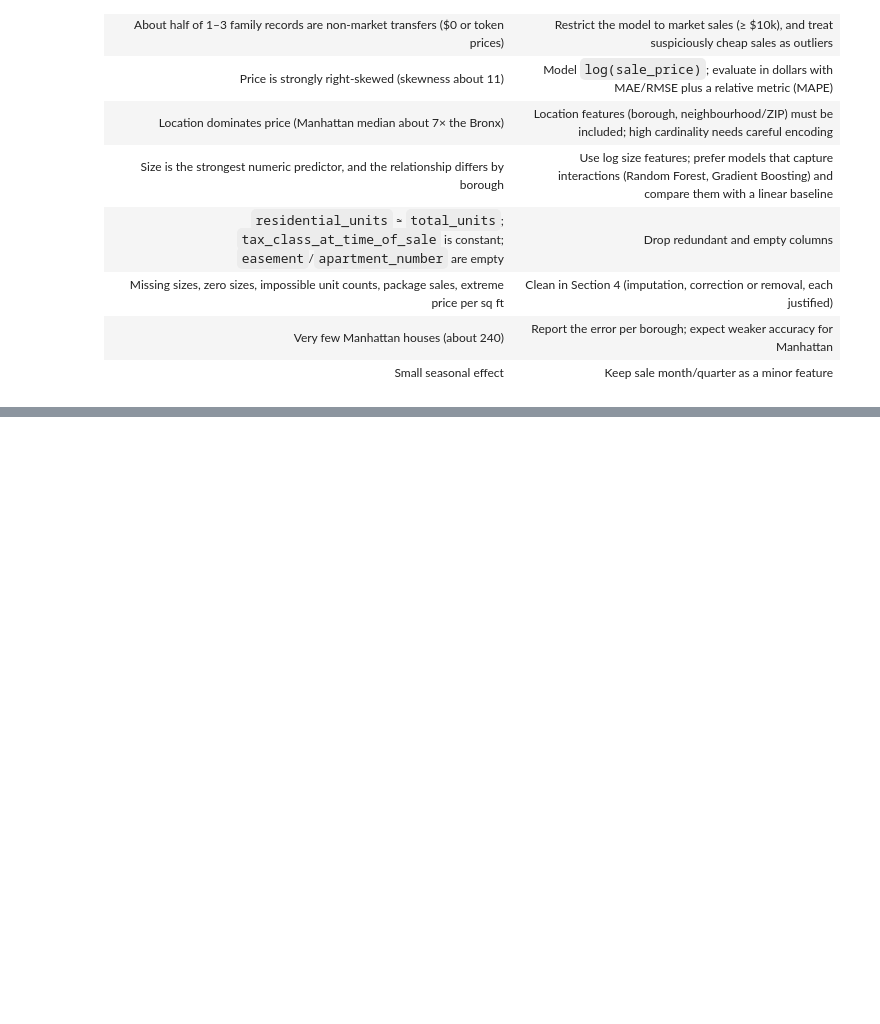
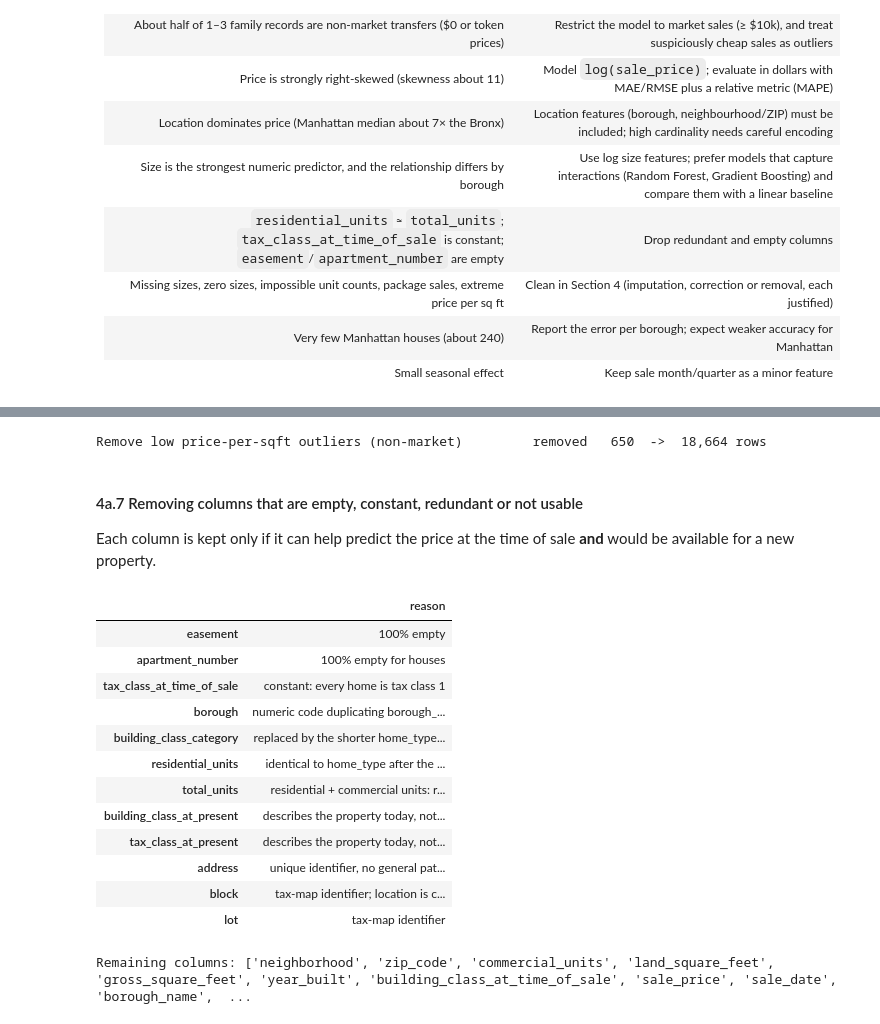
Before and after one commit to nodirbeksolijonov/MLDA-CW1-NYC-Property-Sales, a Jupyter notebook: notebooks/MLDA_CW1_NYC_Property_Sales.ipynb, the cells around one changed output, grey strips where cells are left out. Cells and saved outputs as stored; diff of their text form; code cells hidden in the pictures; blank space fills up the shorter version.

```diff
--- a/notebooks/MLDA_CW1_NYC_Property_Sales.ipynb
+++ b/notebooks/MLDA_CW1_NYC_Property_Sales.ipynb
@@ -680,0 +911,43 @@ issues.to_frame()
+# %%
+df_clean = df_clean[~rule3_low]
+log_step("Remove low price-per-sqft outliers (non-market)")
+# %% [output]
+Remove low price-per-sqft outliers (non-market)         removed   650  ->  18,664 rows
+# %% [markdown]
+#### 4a.7 Removing columns that are empty, constant, redundant or not usable
+Each column is kept only if it can help predict the price at the time of sale **and** would be available for a new property.
+# %%
+columns_to_drop = {
+    "easement":                    "100% empty",
+    "apartment_number":            "100% empty for houses",
+    "tax_class_at_time_of_sale":   "constant: every home is tax class 1",
+    "borough":                     "numeric code duplicating borough_name",
+    "building_class_category":     "replaced by the shorter home_type label",
+    "residential_units":           "identical to home_type after the correction in 4a.4",
+    "total_units":                 "residential + commercial units: redundant (r = 0.98 with residential_units)",
+    "building_class_at_present":   "describes the property today, not at the time of sale",
+    "tax_class_at_present":        "describes the property today, not at the time of sale",
+    "address":                     "unique identifier, no general pattern to learn",
+    "block":                       "tax-map identifier; location is captured by borough, neighbourhood and ZIP",
+    "lot":                         "tax-map identifier",
+}
+pd.Series(columns_to_drop, name="reason").to_frame()
+# %% [output]
+|  | reason |
+| easement | 100% empty |
+| apartment_number | 100% empty for houses |
+| tax_class_at_time_of_sale | constant: every home is tax class 1 |
+| borough | numeric code duplicating borough_... |
+| building_class_category | replaced by the shorter home_type... |
+| residential_units | identical to home_type after the ... |
+| total_units | residential + commercial units: r... |
+| building_class_at_present | describes the property today, not... |
+| tax_class_at_present | describes the property today, not... |
+| address | unique identifier, no general pat... |
+| block | tax-map identifier; location is c... |
+| lot | tax-map identifier |
+# %%
+df_clean = df_clean.drop(columns=list(columns_to_drop))
+print("Remaining columns:", df_clean.columns.tolist())
+# %% [output]
+Remaining columns: ['neighborhood', 'zip_code', 'commercial_units', 'land_square_feet', 'gross_square_feet', 'year_built', 'building_class_at_time_of_sale', 'sale_price', 'sale_date', 'borough_name',  ...
```
Also changed, not shown: parts of 27 cells of this notebook.
